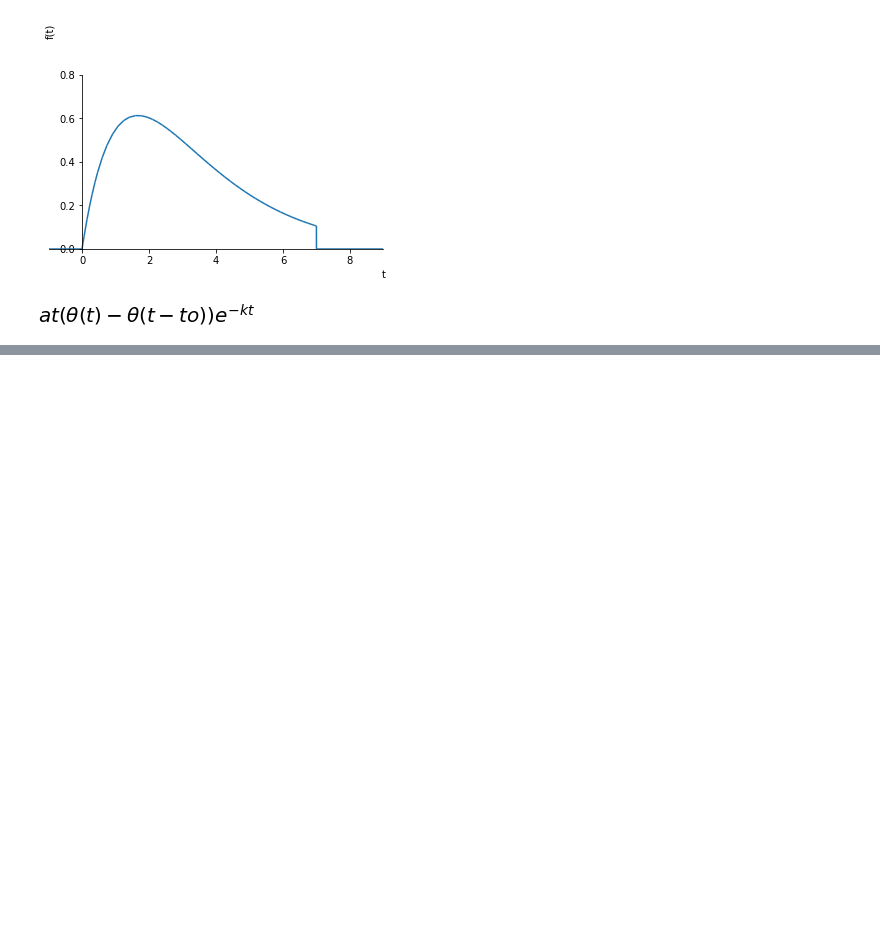
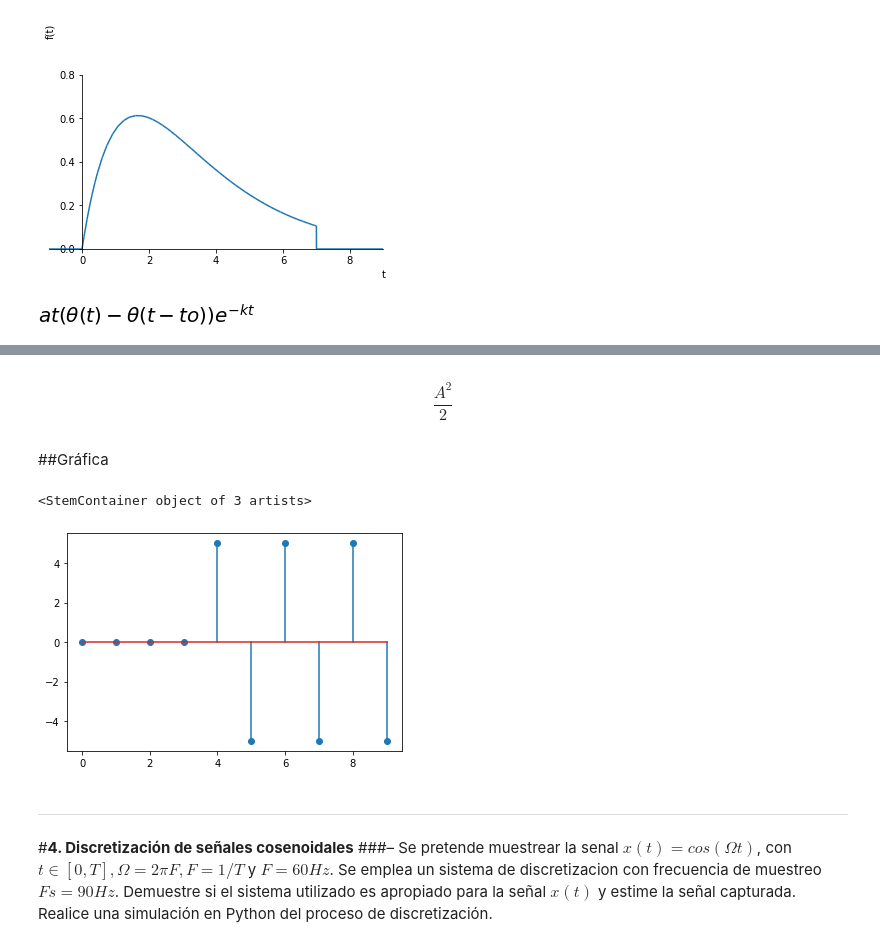
Before and after one commit to aguaranguay/se-ales, a Jupyter notebook: Taller1.ipynb, the cells around one changed output, grey strips where cells are left out. Saved outputs shown, nothing was run; the diff lists cells and outputs as text; code cells hidden in the pictures; blank space fills up the shorter version.

```diff
--- a/Taller1.ipynb
+++ b/Taller1.ipynb
@@ -456,0 +599,26 @@ The set_smart_bounds function was deprecated in Matplotlib 3.2 and will be remov
+# %% [markdown]
+$$\frac{A^{2}}{2}$$
+# %% [markdown]
+##Gráfica
+# %%
+import numpy as np
+import matplotlib.pyplot as plt
+T = 2
+A = 5
+F = 1/T
+Fs = 2*F
+no = 2*T
+n = np.arange(0,5*T,Fs)
+u = n >= no
+f = A*np.cos(n*np.pi)*u
+plt.stem(n,f)
+# %% [output]
+<StemContainer object of 3 artists>
+[figure, added]
+# %% [markdown]
+
+
+---
+# %% [markdown]
+#**4. Discretización de señales cosenoidales**
+###– Se pretende muestrear la senal $x(t) = cos(\Omega t)$, con $t \in [0, T], \Omega = 2\pi F, F = 1/T$ y $F = 60 Hz $. Se emplea un sistema de discretizacion con frecuencia de muestreo $Fs = 90 Hz$. Demuestre si el sistema utilizado es apropiado para la señal  $x(t)$ y estime la señal capturada. Realice una simulación en Python del proceso de discretización.
```
Also changed, not shown: parts of 20 cells of this notebook.
